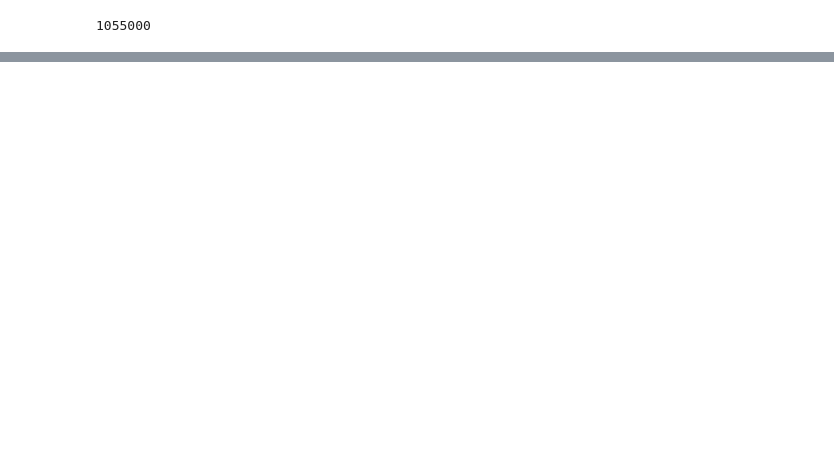
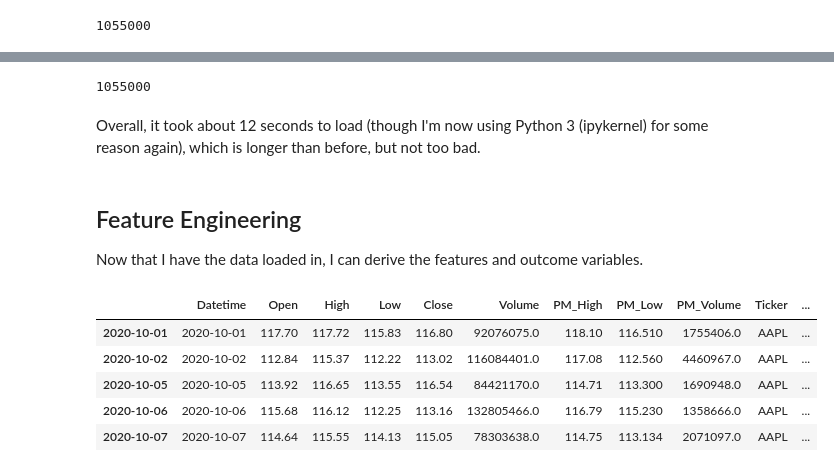
Before and after one commit to danielwang730/Trading-Strategies-With-ML, a Jupyter notebook: 02 Double Time Series LSTM Models/00_Double_Time_Series_LSTM_Models.ipynb, the cells around one changed output, grey strips where cells are left out. Cells and saved outputs as stored; diff of their text form; code cells hidden in the pictures; blank space fills up the shorter version.

```diff
--- a/02 Double Time Series LSTM Models/00_Double_Time_Series_LSTM_Models.ipynb
+++ b/02 Double Time Series LSTM Models/00_Double_Time_Series_LSTM_Models.ipynb
@@ -289,0 +281,46 @@ pd.concat([AAPL_df, MSFT_df])[1050:1060]
+# %%
+# Getting the column names from the files (using AAPL because AAPL will always be in the data) and initializing df
+AAPL_path = '/Volumes/T7/Filtered-Cleaned-Parquet-1day/AAPL_1day.parquet'
+column_names_day = list(pd.read_parquet(AAPL_path).columns)
+day_df = pd.DataFrame(columns=column_names_day)
+
+# Loading the day data of the 1000 tickers in filtered_tickers into one df
+for ticker in tqdm(filtered_tickers['Ticker']):
+
+    # Reading in df
+    ticker_file_name = ticker + '_1day.parquet'
+    ticker_path = os.path.join(parquet_day_path, ticker_file_name)
+    ticker_df = pd.read_parquet(ticker_path)
+
+    # Setting day_df if empty
+    if day_df.empty:
+        day_df = ticker_df.copy()
+    else:
+        day_df = pd.concat([day_df, ticker_df])
+
+len(day_df)
+# %% [output]
+1055000
+# %% [markdown]
+Overall, it took about 12 seconds to load (though I'm now using Python 3 (ipykernel) for some reason again), which is longer than before, but not too bad.
+# %% [markdown]
+## Feature Engineering
+Now that I have the data loaded in, I can derive the features and outcome variables.
+# %%
+# Getting the rank (day number) of each ticker
+day_df['Rank'] = day_df.groupby('Ticker').cumcount() + 1
+
+# Creating a new data_df by joining the filtered_tickers df to the day_df
+data_df = pd.merge(day_df.reset_index(), filtered_tickers, how='left', on='Ticker').set_index(day_df.index)
+
+# Renaming the actual index and the "index" column both to "Datetime"
+data_df = data_df.rename(columns={'index': 'Datetime'})
+
+data_df.head()
+# %% [output]
+|  | Datetime | Open | High | Low | Close | Volume | PM_High | PM_Low | PM_Volume | Ticker | ... |
+| 2020-10-01 | 2020-10-01 | 117.70 | 117.72 | 115.83 | 116.80 | 92076075.0 | 118.10 | 116.510 | 1755406.0 | AAPL | ... |
+| 2020-10-02 | 2020-10-02 | 112.84 | 115.37 | 112.22 | 113.02 | 116084401.0 | 117.08 | 112.560 | 4460967.0 | AAPL | ... |
+| 2020-10-05 | 2020-10-05 | 113.92 | 116.65 | 113.55 | 116.54 | 84421170.0 | 114.71 | 113.300 | 1690948.0 | AAPL | ... |
+| 2020-10-06 | 2020-10-06 | 115.68 | 116.12 | 112.25 | 113.16 | 132805466.0 | 116.79 | 115.230 | 1358666.0 | AAPL | ... |
+| 2020-10-07 | 2020-10-07 | 114.64 | 115.55 | 114.13 | 115.05 | 78303638.0 | 114.75 | 113.134 | 2071097.0 | AAPL | ... |
```
Also changed, not shown: parts of 17 cells of this notebook, 1 other file.
